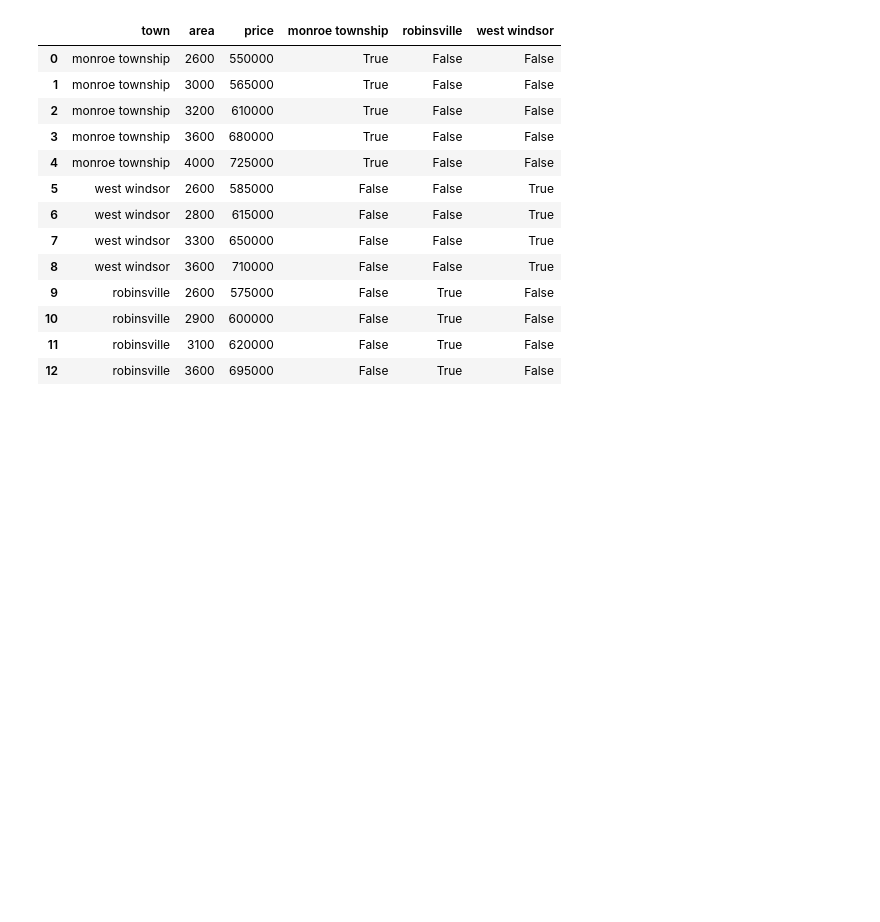
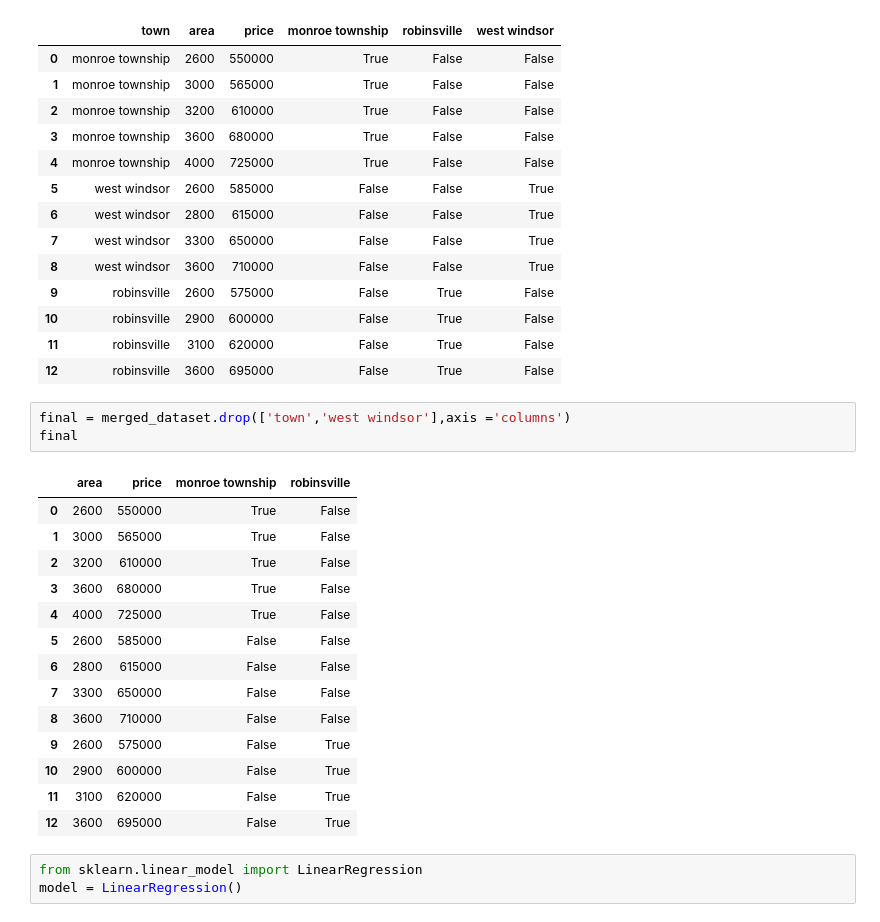
Before and after one commit to wizfury/tensorflow-practice, a Jupyter notebook: Dummy variable/dummy_variable.ipynb, the cells around one changed output. Saved outputs shown, nothing was run; the diff lists cells and outputs as text; blank space fills up the shorter version.

```diff
--- a/Dummy variable/dummy_variable.ipynb
+++ b/Dummy variable/dummy_variable.ipynb
@@ -55,3 +55,24 @@ merged_dataset
 | 10 | robinsville | 2900 | 600000 | False | True | False |
 | 11 | robinsville | 3100 | 620000 | False | True | False |
 | 12 | robinsville | 3600 | 695000 | False | True | False |
+# %%
+final = merged_dataset.drop(['town','west windsor'],axis ='columns')
+final
+# %% [output]
+|  | area | price | monroe township | robinsville |
+| 0 | 2600 | 550000 | True | False |
+| 1 | 3000 | 565000 | True | False |
+| 2 | 3200 | 610000 | True | False |
+| 3 | 3600 | 680000 | True | False |
+| 4 | 4000 | 725000 | True | False |
+| 5 | 2600 | 585000 | False | False |
+| 6 | 2800 | 615000 | False | False |
+| 7 | 3300 | 650000 | False | False |
+| 8 | 3600 | 710000 | False | False |
+| 9 | 2600 | 575000 | False | True |
+| 10 | 2900 | 600000 | False | True |
+| 11 | 3100 | 620000 | False | True |
+| 12 | 3600 | 695000 | False | True |
+# %%
+from sklearn.linear_model import LinearRegression
+model = LinearRegression()
```
Also changed, not shown: parts of 14 cells of this notebook, 3 other files.
